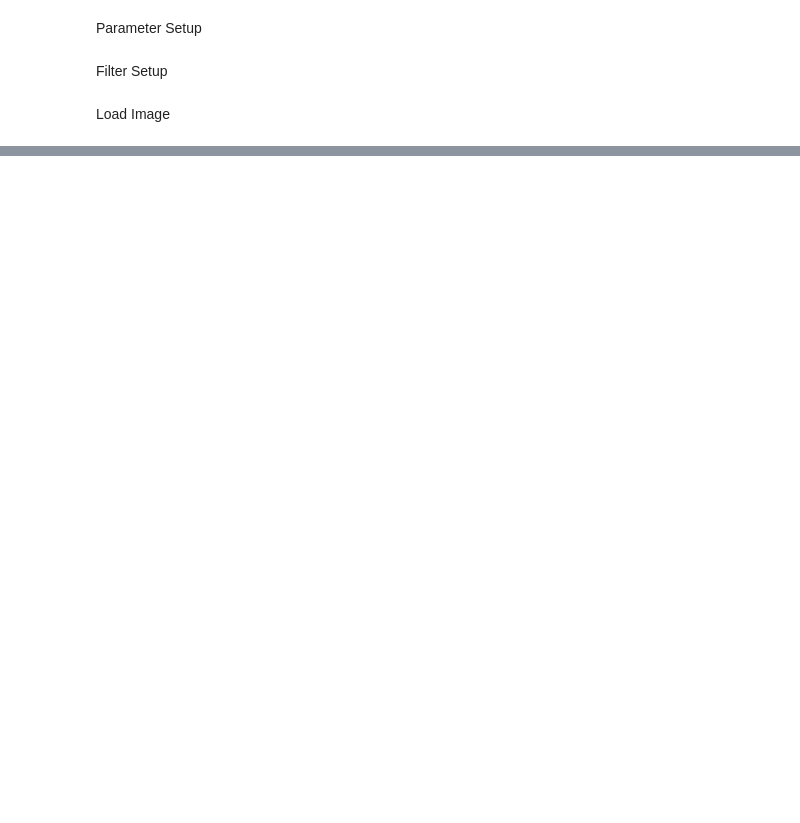
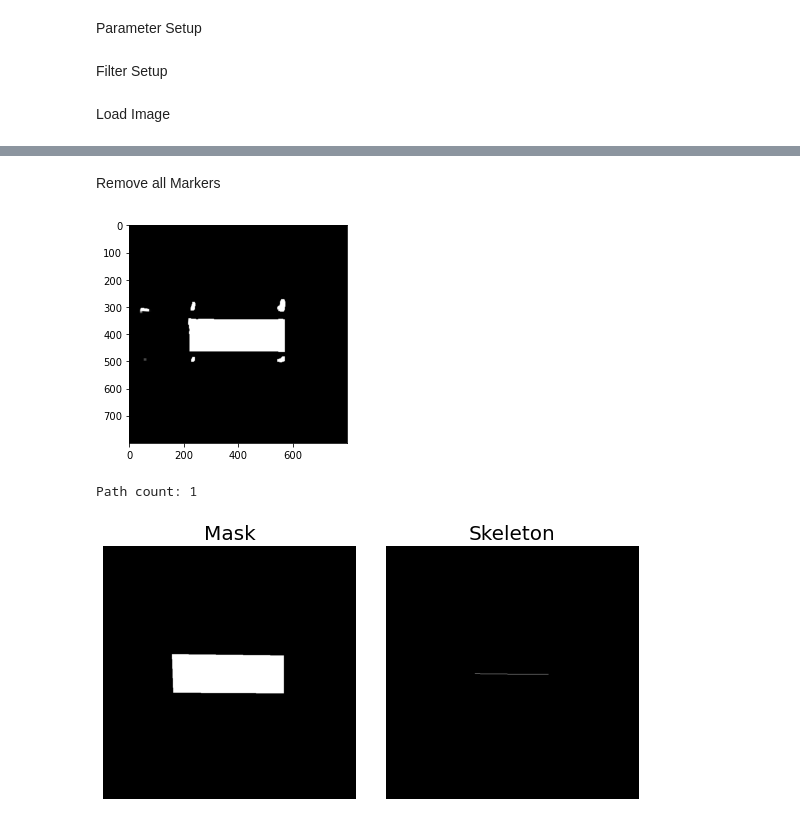
Before and after one commit to teerameth/Module6-7, a Jupyter notebook: ponyslayer/main.ipynb, the cells around one changed output, grey strips where cells are left out. Saved outputs shown, nothing was run; the diff lists cells and outputs as text; code cells hidden in the pictures; blank space fills up the shorter version.

```diff
--- a/ponyslayer/main.ipynb
+++ b/ponyslayer/main.ipynb
@@ -117,0 +79,38 @@ from ponyslayer.DBSCAN import DBSCAN
+# %% [markdown]
+Remove all Markers
+# %%
+path_mask = cv2.bitwise_or(mask, chess_mask)
+path_mask = cv2.bitwise_or(path_mask, start_mask)
+path_mask = cv2.bitwise_not(path_mask)
+path_mask_opening = cv2.morphologyEx(path_mask, cv2.MORPH_OPEN, np.ones((9, 9)))
+imshow(path_mask_opening)
+contours,hierarchy = cv2.findContours(path_mask_opening, cv2.RETR_TREE,cv2.CHAIN_APPROX_SIMPLE)
+
+path_contours = []
+for cnt in contours:
+    area = cv2.contourArea(cnt)
+    poly_points = cv2.approxPolyDP(cnt, 0.02 * frame.shape[0], False) # approximate polygon
+    m = immask(poly_points, np.zeros_like(frame))
+    # imshow(m)
+    if area > 20000: path_contours.append(poly_points)
+print("Path count: " + str(len(path_contours)))
+from skimage.morphology import skeletonize
+from skimage import data
+from skimage.util import invert
+from scipy.ndimage import generic_filter
+path_masks = [immask(cnt, frame) for cnt in path_contours]
+path_skeletons = []
+for i in range(len(path_masks)):
+    mask_erode = path_masks[i]
+    while True:
+        eroded = cv2.erode(mask_erode, np.ones((5, 5)), iterations=1)
+        contours,_ = cv2.findContours(eroded, cv2.RETR_TREE,cv2.CHAIN_APPROX_SIMPLE)
+        if len(contours) == 1: mask_erode = eroded
+        else: break
+    skeleton = skeletonize(mask_erode, method='lee')
+    path_skeletons.append(skeleton)
+    imshows([path_masks[i], skeleton], ['Mask', 'Skeleton'])
+# %% [output]
+[figure, added]
+Path count: 1
+[figure, added]
```
Also changed, not shown: parts of 11 cells of this notebook, 13 other files.
